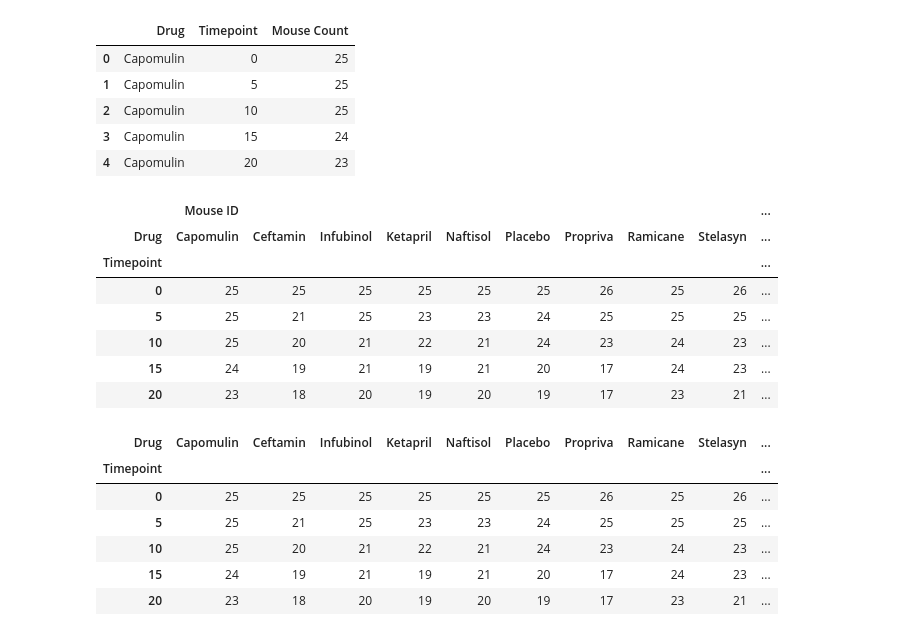
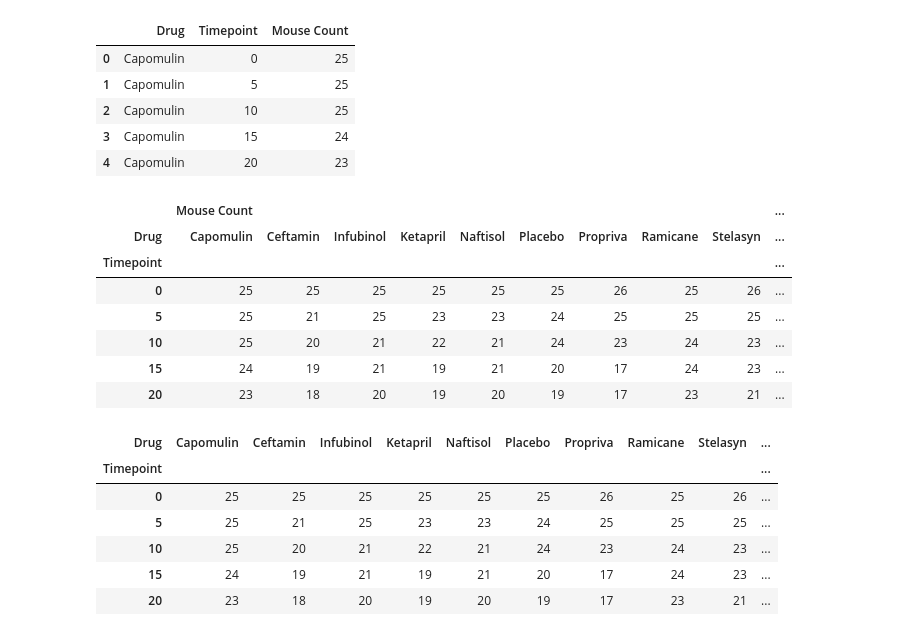
Before and after one commit to abelloma/matplotlib-challenge, a Jupyter notebook: pymaceuticals_starter.ipynb, the cells around one changed output. Drawn from its saved outputs; the diff is of its cells as text; code cells hidden in the pictures.

```diff
--- a/pymaceuticals_starter.ipynb
+++ b/pymaceuticals_starter.ipynb
@@ -256,9 +295,11 @@ metastatic.head()
 ## Survival Rates
 # %%
 # Store the Count of Mice Grouped by Drug and Timepoint (W can pass any metric)
-mouse_gb = drug_clinical.groupby(['Drug', 'Timepoint'])['Mouse ID'].count()
+mouse_gb = drug_clinical.groupby(['Drug', 'Timepoint'])['Timepoint'].count()
 # Convert to DataFrame
 mouse_df = pd.DataFrame(mouse_gb).reset_index()
+mouse_df2 = mouse_df.rename(columns={"Mouse ID":"Mouse Count"})
 # Preview DataFrame
-mouse_df.head()
+mouse_df2.head()
+mouse_gb.head()
 # %% [output]
@@ -277,11 +319,11 @@ mouse_df.head()
 | 3 | Capomulin | 15 | 24 |
 | 4 | Capomulin | 20 | 23 |
 # %%
-mouse = mouse_df.set_index(['Timepoint','Drug']).unstack('Drug')
+mouse = mouse_df2.set_index(['Timepoint','Drug']).unstack('Drug')
 # Preview that Reformatting worked
 mouse.head()
 # %% [output]
-|  | Mouse ID |  |  |  |  |  |  |  |  | ... |
+|  | Mouse Count |  |  |  |  |  |  |  |  | ... |
 | Drug | Capomulin | Ceftamin | Infubinol | Ketapril | Naftisol | Placebo | Propriva | Ramicane | Stelasyn | ... |
 | Timepoint |  |  |  |  |  |  |  |  |  | ... |
 | 0 | 25 | 25 | 25 | 25 | 25 | 25 | 26 | 25 | 26 | ... |
```
Also changed, not shown: parts of 24 cells of this notebook.
